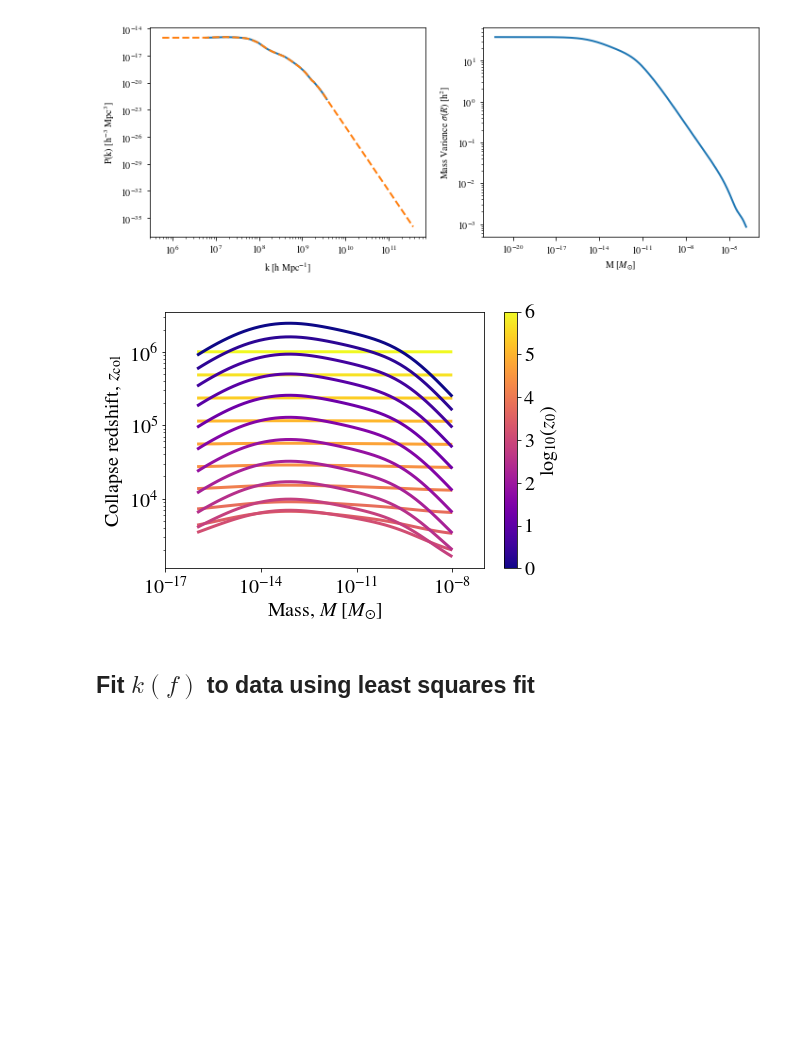
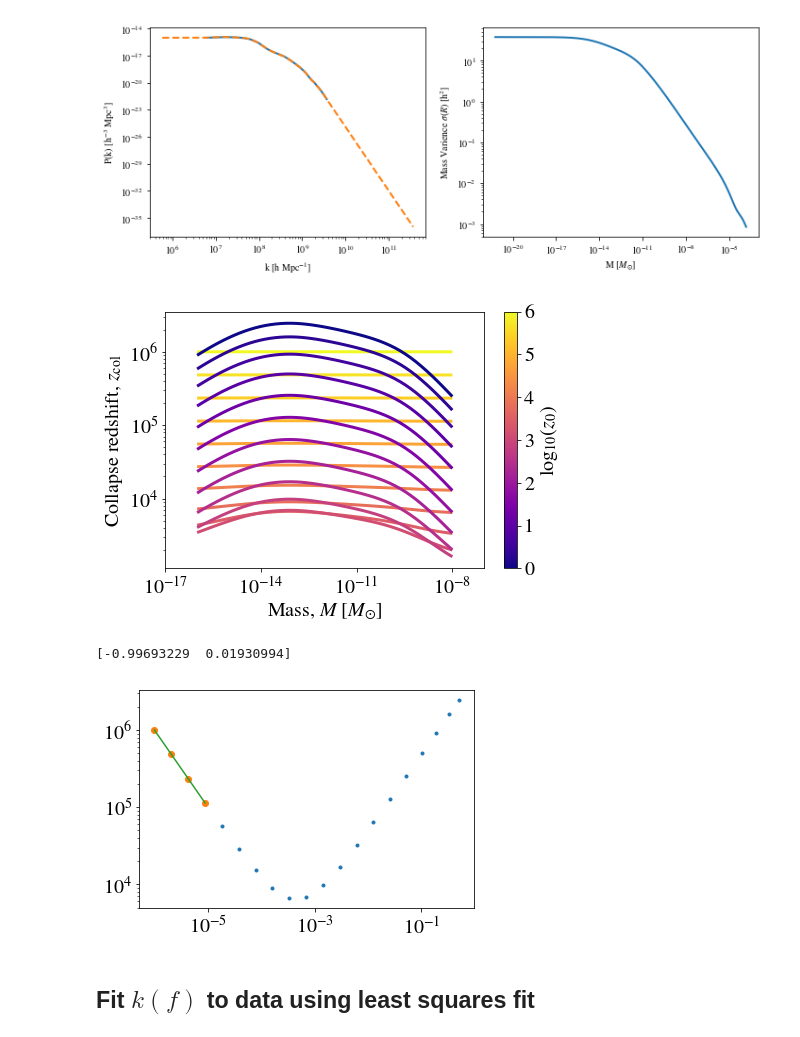
Before and after one commit to David-Ellis/m3p_merger, a Jupyter notebook: HaloConcs.ipynb, the cells around one changed output. Saved outputs shown, nothing was run; the diff lists cells and outputs as text; code cells hidden in the pictures; blank space fills up the shorter version.

```diff
--- a/HaloConcs.ipynb
+++ b/HaloConcs.ipynb
@@ -128,24 +129,38 @@ plt.tight_layout()
 # %%
 zs = np.logspace(6, 0, 20)
 masses = np.logspace(-16,-8)
 
 ys = np.array([ps.Find_zcol(Pdata, kdata, masses, z) for z in zs])
 xs = np.array([masses for z in zs]) # could also use np.tile
 
 matplotlib.rc('font', size=20)
 fig = plt.figure(figsize = (7, 5))
 ax1 = fig.add_subplot(111)
 lc1 = multiline(xs, ys, np.log10(zs), ax = ax1, cmap='plasma', lw=3)
 ax1.set_xlim(1e-17, 1e-7)
 ax1.set_ylabel("Collapse redshift, $z_{\mathrm{col}}$")
 ax1.set_xlabel("Mass, $M$ [$M_{\odot}$]")
 axcb = fig.colorbar(lc1)
 axcb.set_label('$\log_{10}(z_{0})$')
 
 plt.tight_layout()
+
+plt.show()
+a = 1/(np.asarray(zs)+1)
+zcol_max = np.asarray([max(ys[i]) for i in range(len(ys))])
+plt.loglog(a, zcol_max,'.')
+plt.loglog(a[:4], zcol_max[:4],'o')
+
+p1 = np.polyfit(np.log10(a[:2]), np.log10(zcol_max[:2]), deg = 1)
+
+plt.loglog(a[:4], 10**(p1[0]*np.log10(a[:4])+ p1[1]))
+print(p1)
+
 #fig.savefig("./figures/PS_zcol.pdf")
 # %% [output]
 [figure]
+[-0.99693229  0.01930994]
+[figure, added]
 # %% [markdown]
 <h2>Fit $k(f)$ to data using least squares fit</h2>
 # %%
```
Also changed, not shown: parts of 9 cells of this notebook, 1 other file.
